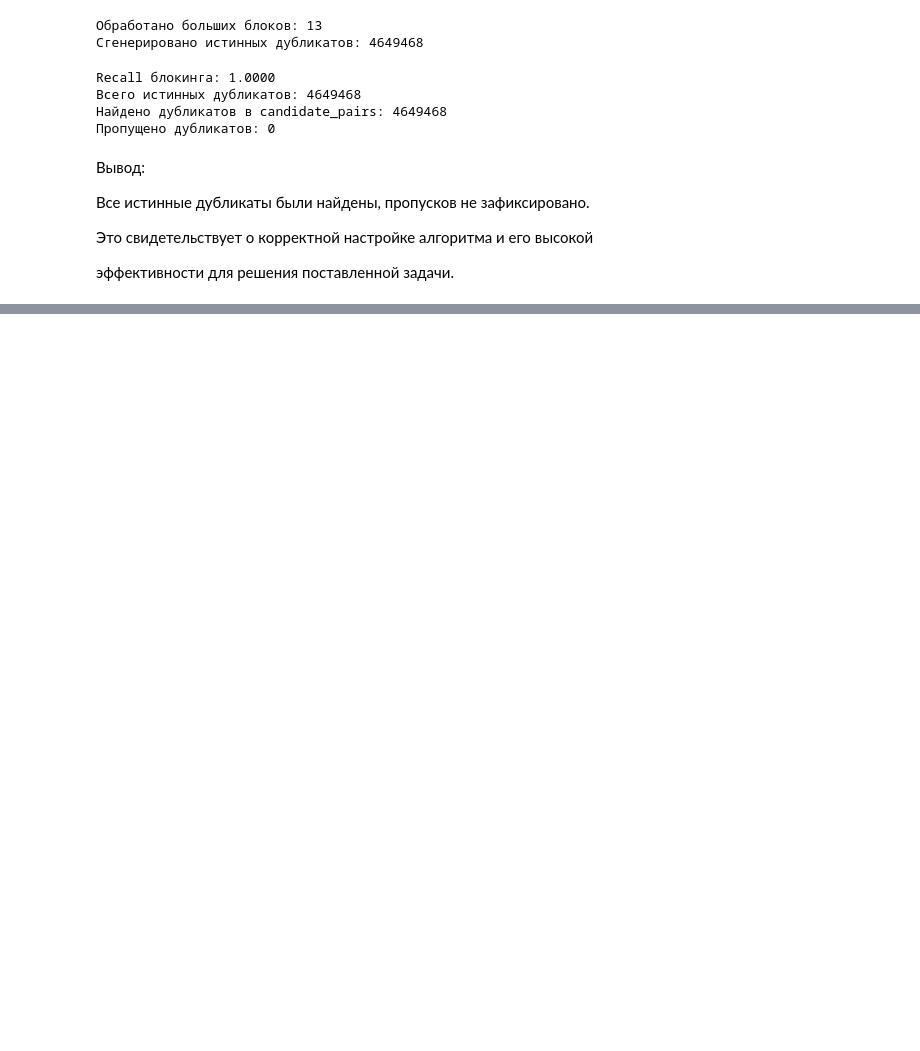
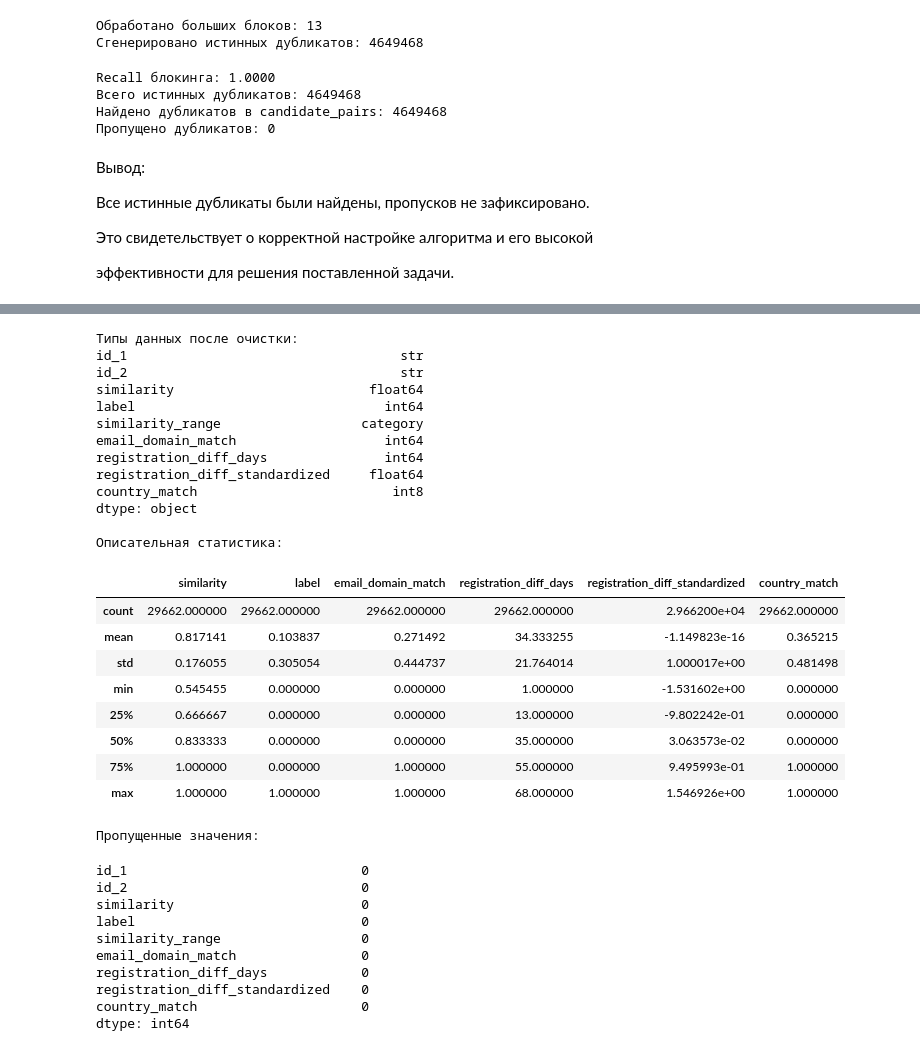
Before and after one commit to Olga644588/Practicum2, a Jupyter notebook: practicum2.ipynb, the cells around one changed output, grey strips where cells are left out. Cells and saved outputs as stored; diff of their text form; code cells hidden in the pictures; blank space fills up the shorter version.

```diff
--- a/practicum2.ipynb
+++ b/practicum2.ipynb
@@ -987,0 +1393,3 @@ Recall блокинга: 1.0000
+# %%
+df[['extracted_city', 'extracted_country', 'extracted_geoname']] = \
+    df['realtime_features'].apply(extract_from_realtime_features)
@@ -987,0 +1471,19 @@ Recall блокинга: 1.0000
+# %%
+# Создаём DataFrame с парами из features_df
+pairs_df = pd.DataFrame(features_df['pair'].tolist(), columns=['idx1', 'idx2'])
+
+# Получаем имена для каждой пары
+pairs_df['name1'] = df['name_combination'].iloc[pairs_df['idx1']].values
+pairs_df['name2'] = df['name_combination'].iloc[pairs_df['idx2']].values
+
+# Векторизованный расчёт сходства
+def calculate_similarity_row(row):
+    name1, name2 = row['name1'], row['name2']
+    if pd.isna(name1) or pd.isna(name2):
+        return 0.0
+    return token_sort_similarity(name1, name2)
+
+pairs_df['similarity'] = pairs_df.apply(calculate_similarity_row, axis=1)
+
+features_df['name_token_sort'] = pairs_df['similarity']
+print(f"Обработано {len(pairs_df)} пар")
@@ -987,0 +1575,51 @@ Recall блокинга: 1.0000
+# %%
+# Удаляем ненужные столбцы
+features_clean = features_df.drop(
+    columns=['pair', 'name_token_sort', 'city_match']
+)
+
+# Проверяем типы данных
+print("Типы данных после очистки:")
+print(features_clean.dtypes)
+
+# Описательная статистика для числовых признаков
+print("\nОписательная статистика:")
+display(features_clean.describe())
+
+# Проверка на пропуски
+print("\nПропущенные значения:")
+display(features_clean.isnull().sum())
+# %% [output]
+Типы данных после очистки:
+id_1                                   str
+id_2                                   str
+similarity                         float64
+label                                int64
+similarity_range                  category
+email_domain_match                   int64
+registration_diff_days               int64
+registration_diff_standardized     float64
+country_match                         int8
+dtype: object
+
+Описательная статистика:
+|  | similarity | label | email_domain_match | registration_diff_days | registration_diff_standardized | country_match |
+| count | 29662.000000 | 29662.000000 | 29662.000000 | 29662.000000 | 2.966200e+04 | 29662.000000 |
+| mean | 0.817141 | 0.103837 | 0.271492 | 34.333255 | -1.149823e-16 | 0.365215 |
+| std | 0.176055 | 0.305054 | 0.444737 | 21.764014 | 1.000017e+00 | 0.481498 |
+| min | 0.545455 | 0.000000 | 0.000000 | 1.000000 | -1.531602e+00 | 0.000000 |
+| 25% | 0.666667 | 0.000000 | 0.000000 | 13.000000 | -9.802242e-01 | 0.000000 |
+| 50% | 0.833333 | 0.000000 | 0.000000 | 35.000000 | 3.063573e-02 | 0.000000 |
+| 75% | 1.000000 | 0.000000 | 1.000000 | 55.000000 | 9.495993e-01 | 1.000000 |
+| max | 1.000000 | 1.000000 | 1.000000 | 68.000000 | 1.546926e+00 | 1.000000 |
+Пропущенные значения:
+id_1                              0
+id_2                              0
+similarity                        0
+label                             0
+similarity_range                  0
+email_domain_match                0
+registration_diff_days            0
+registration_diff_standardized    0
+country_match                     0
+dtype: int64
```
Also changed, not shown: parts of 40 cells of this notebook.
